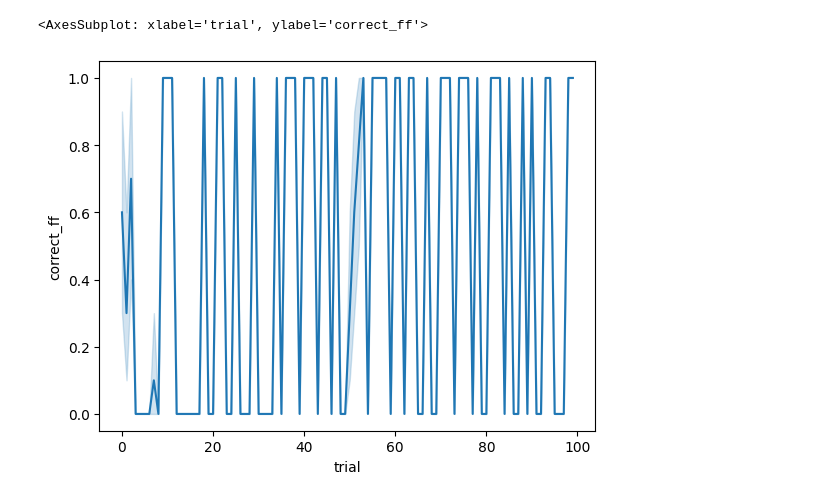
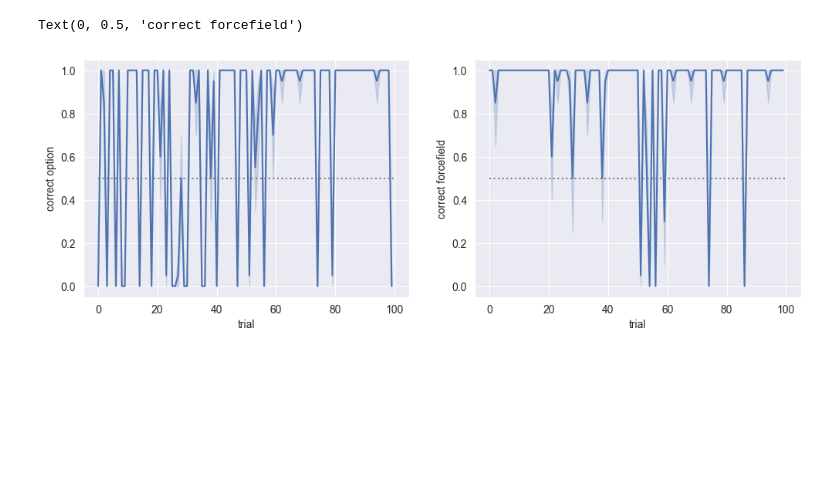
Before and after one commit to bsgarcia/SpaceRLUnity, a Jupyter notebook: Assets/Scripts/simu.ipynb, the cells around one changed output. Saved outputs shown, nothing was run; the diff lists cells and outputs as text; code cells hidden in the pictures; blank space fills up the shorter version.

```diff
--- a/Assets/Scripts/simu.ipynb
+++ b/Assets/Scripts/simu.ipynb
@@ -173,5 +195,17 @@ Optimization terminated successfully.
-# %%
-sns.lineplot(x='trial', y='correct_ff', data=df)
-# %% [output]
-<AxesSubplot: xlabel='trial', ylabel='correct_ff'>
-[figure, removed]
+# %%
+sns.set({'figure.figsize': (12, 4)})
+plt.subplot(1, 2, 1)
+# plot dotted line at .5
+plt.plot([0, 100], [.5, .5], color='grey', linestyle=':')
+sns.lineplot(x='trial', y='correct_rl', data=df)
+plt.ylabel('correct option')
+
+
+plt.subplot(1, 2, 2)
+# plot dotted line at .5
+plt.plot([0, 100], [.5, .5], color='grey', linestyle=':')
+sns.lineplot(x='trial', y='correct_full', data=df)
+plt.ylabel('correct forcefield')
+# %% [output]
+Text(0, 0.5, 'correct forcefield')
+[figure, added]
```
Also changed, not shown: parts of 3 cells of this notebook.
